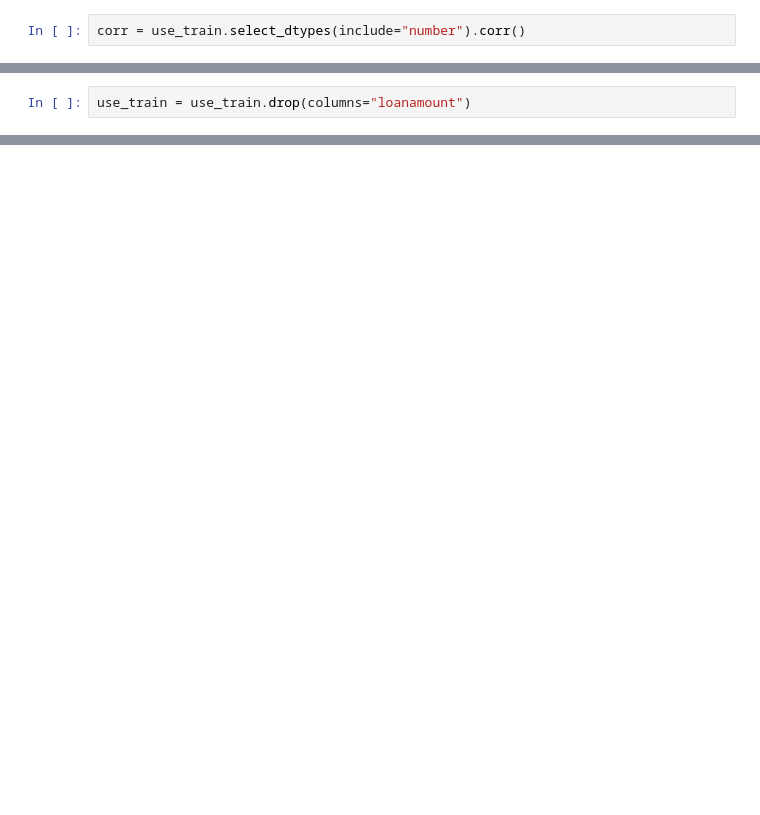
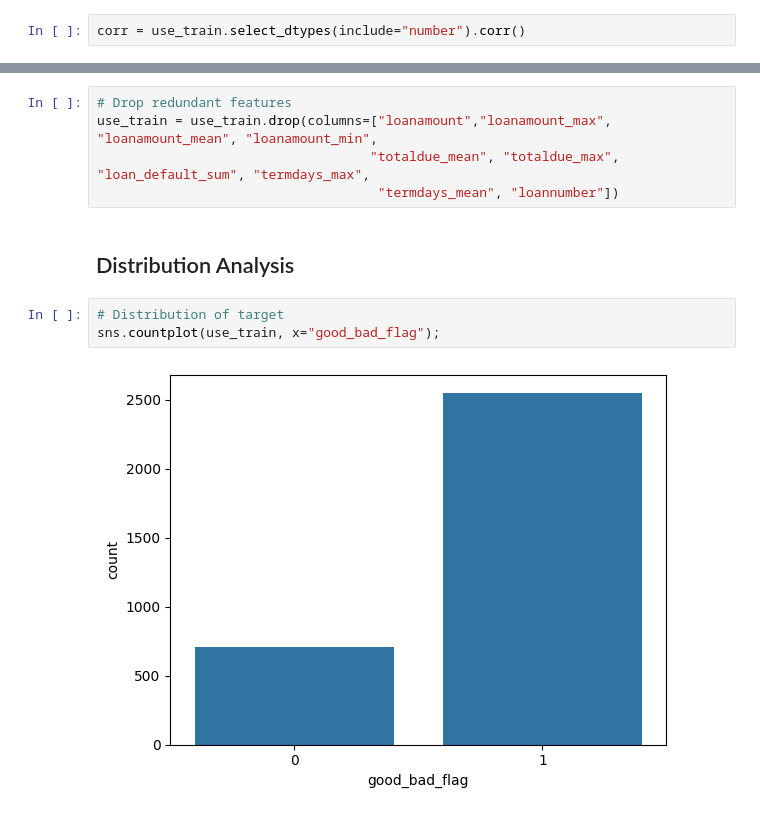
Before and after one commit to F-U-Njoku/loan-default-prediction, a Jupyter notebook: notebook.ipynb, the cells around one changed output, grey strips where cells are left out. Drawn from its saved outputs; the diff is of its cells as text; blank space fills up the shorter version.

```diff
--- a/notebook.ipynb
+++ b/notebook.ipynb
@@ -325,2 +482,0 @@ sns.heatmap(corr, cmap="crest")
-# %%
-use_train = use_train.drop(columns="loanamount")
@@ -369,0 +559,12 @@ Name: count, dtype: int64
+# %%
+# Drop redundant features
+use_train = use_train.drop(columns=["loanamount","loanamount_max", "loanamount_mean", "loanamount_min",
+                                   "totaldue_mean", "totaldue_max", "loan_default_sum", "termdays_max",
+                                    "termdays_mean", "loannumber"])
+# %% [markdown]
+## Distribution Analysis
+# %%
+# Distribution of target
+sns.countplot(use_train, x="good_bad_flag");
+# %% [output]
+[figure, added]
```
Also changed, not shown: parts of 128 cells of this notebook, 6 other files.
